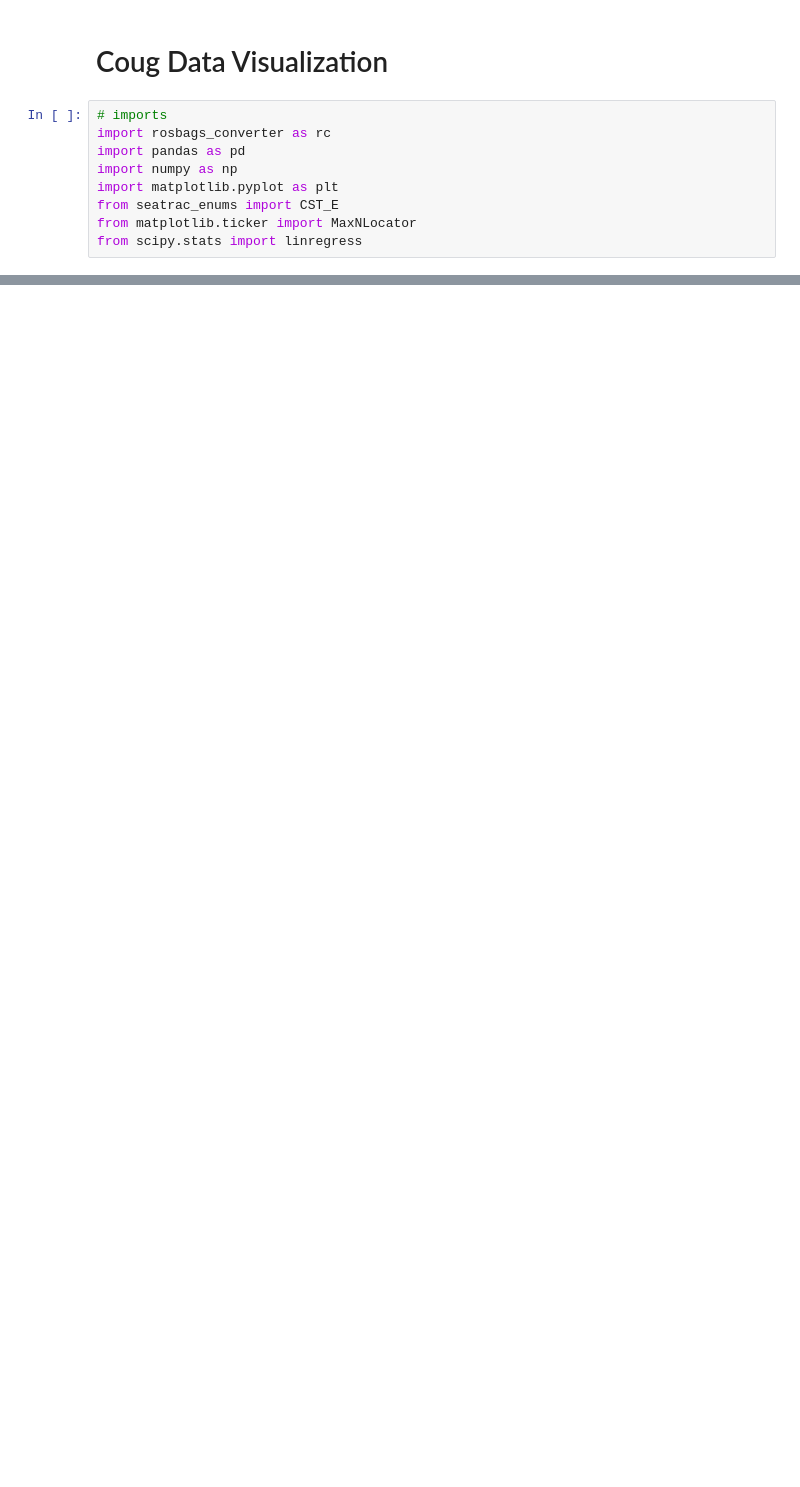
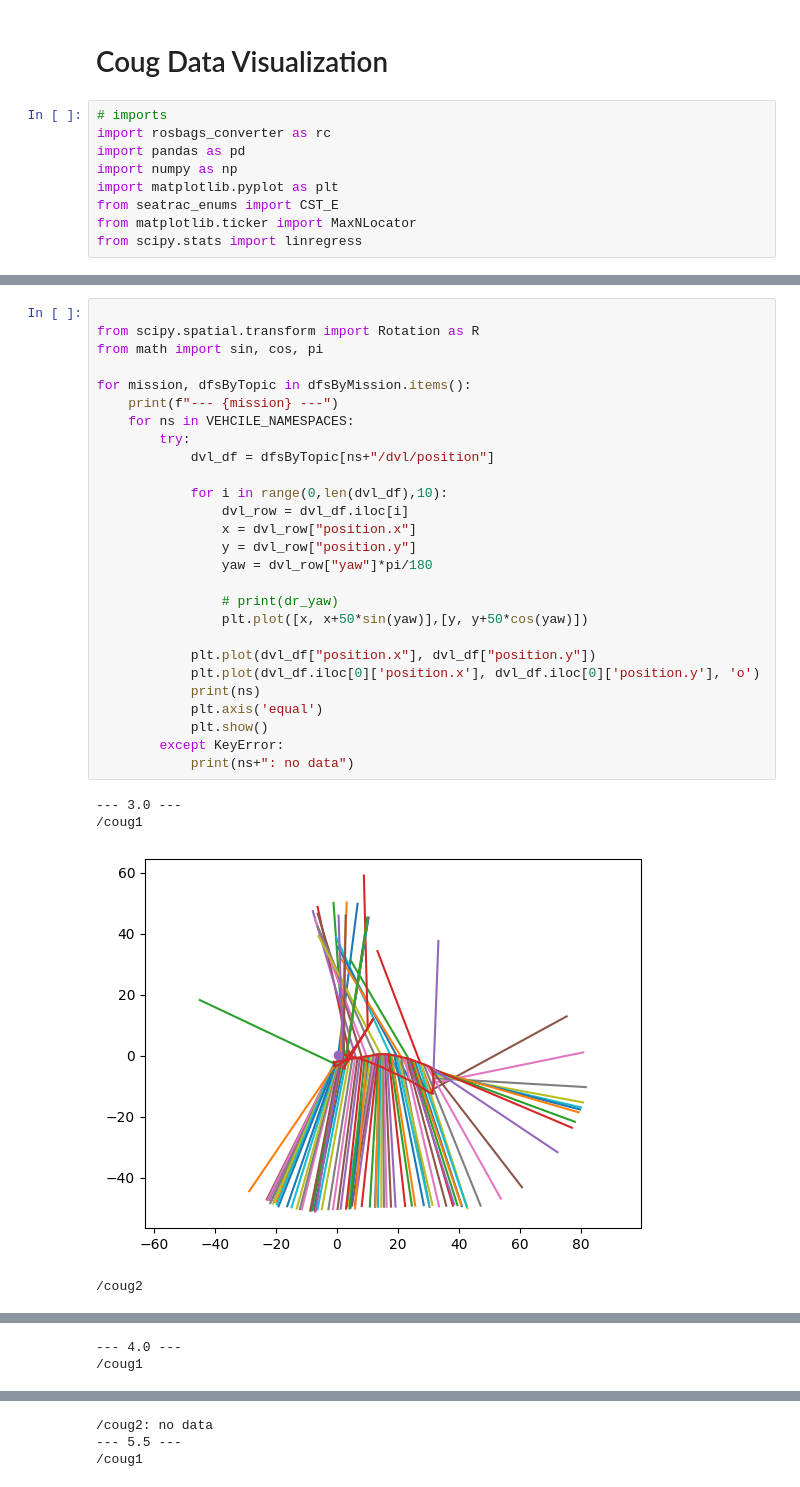
Before and after one commit to BYU-FRoSt-Lab/cougars-base-station, a Jupyter notebook: postprocessing/mission_plot.ipynb, the cells around one changed output, grey strips where cells are left out. Saved outputs shown, nothing was run; the diff lists cells and outputs as text; blank space fills up the shorter version.

```diff
--- a/postprocessing/mission_plot.ipynb
+++ b/postprocessing/mission_plot.ipynb
@@ -198,0 +272,32 @@ for mission, dfsByTopic in dfsByMission.items():
+# %%
+
+from scipy.spatial.transform import Rotation as R
+from math import sin, cos, pi
+
+for mission, dfsByTopic in dfsByMission.items():
+    print(f"--- {mission} ---")
+    for ns in VEHCILE_NAMESPACES:
+        try:
+            dvl_df = dfsByTopic[ns+"/dvl/position"]
+
+            for i in range(0,len(dvl_df),10):
+                dvl_row = dvl_df.iloc[i]
+                x = dvl_row["position.x"]
+                y = dvl_row["position.y"]
+                yaw = dvl_row["yaw"]*pi/180
+
+                # print(dr_yaw)
+                plt.plot([x, x+50*sin(yaw)],[y, y+50*cos(yaw)])
+
+            plt.plot(dvl_df["position.x"], dvl_df["position.y"])
+            plt.plot(dvl_df.iloc[0]['position.x'], dvl_df.iloc[0]['position.y'], 'o')
+            print(ns)
+            plt.axis('equal')
+            plt.show()
+        except KeyError:
+            print(ns+": no data")
+# %% [output]
+--- 3.0 ---
+/coug1
+[figure, added]
+/coug2
@@ -198,0 +305,2 @@ for mission, dfsByTopic in dfsByMission.items():
+--- 4.0 ---
+/coug1
@@ -198,0 +308,3 @@ for mission, dfsByTopic in dfsByMission.items():
+/coug2: no data
+--- 5.5 ---
+/coug1
```
Also changed, not shown: parts of 15 cells of this notebook, 1 other file.
